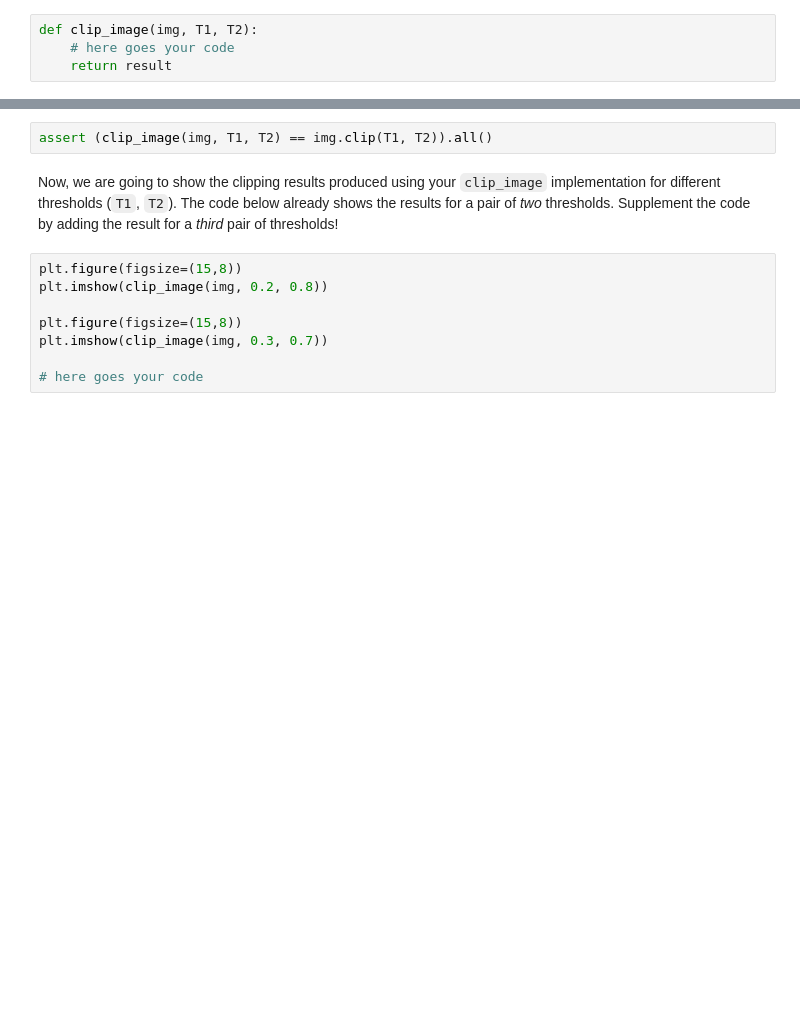
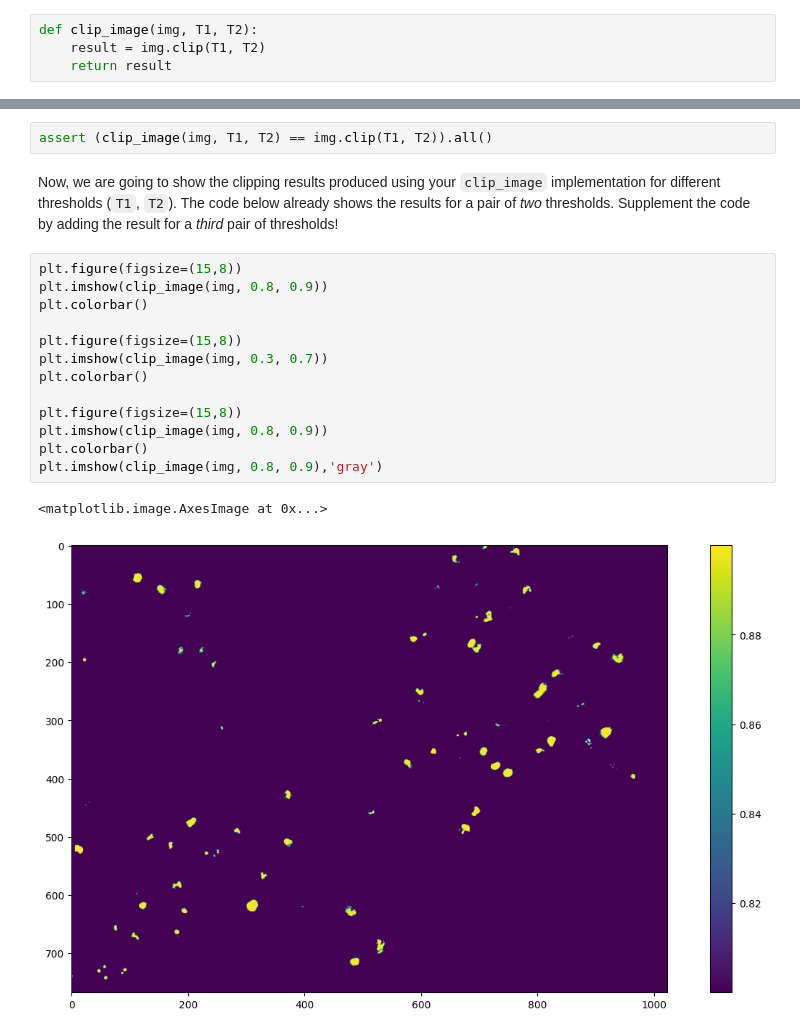
Before and after one commit to julia-maria3/mobi-fs3-python, a Jupyter notebook: task2.ipynb, the cells around one changed output, grey strips where cells are left out. Cells and saved outputs as stored; diff of their text form; blank space fills up the shorter version.

```diff
--- a/task2.ipynb
+++ b/task2.ipynb
@@ -102,7 +103,7 @@ plt.colorbar()
 **<a id="#">Task 2.3.4.</a>** Finish the implementation of the function `clip_image` below, by replacing the comment line (the one which starts with `#`) with your code:
 # %%
 def clip_image(img, T1, T2):
-    # here goes your code
+    result = img.clip(T1, T2)
     return result
 # %% [markdown]
 **Hints:**
@@ -116,9 +132,17 @@ assert (clip_image(img, T1, T2) == img.clip(T1, T2)).all()
 Now, we are going to show the clipping results produced using your `clip_image` implementation for different thresholds (`T1`, `T2`). The code below already shows the results for a pair of *two* thresholds. Supplement the code by adding the result for a *third* pair of thresholds!
 # %%
 plt.figure(figsize=(15,8))
-plt.imshow(clip_image(img, 0.2, 0.8))
+plt.imshow(clip_image(img, 0.8, 0.9))
+plt.colorbar()
 
 plt.figure(figsize=(15,8))
 plt.imshow(clip_image(img, 0.3, 0.7))
+plt.colorbar()
 
-# here goes your code
+plt.figure(figsize=(15,8))
+plt.imshow(clip_image(img, 0.8, 0.9))
+plt.colorbar()
+plt.imshow(clip_image(img, 0.8, 0.9),'gray')
+# %% [output]
+<matplotlib.image.AxesImage at 0x...>
+[figure, added]
```
Also changed, not shown: parts of 5 cells of this notebook.
